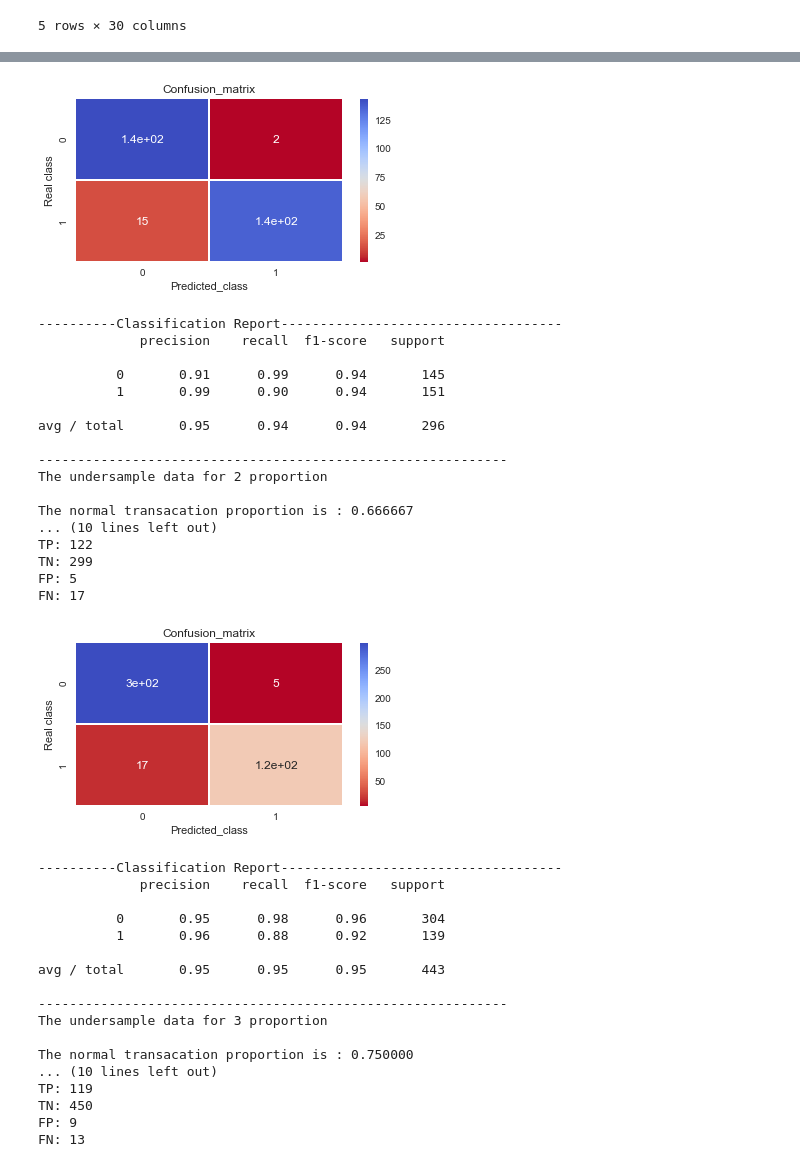
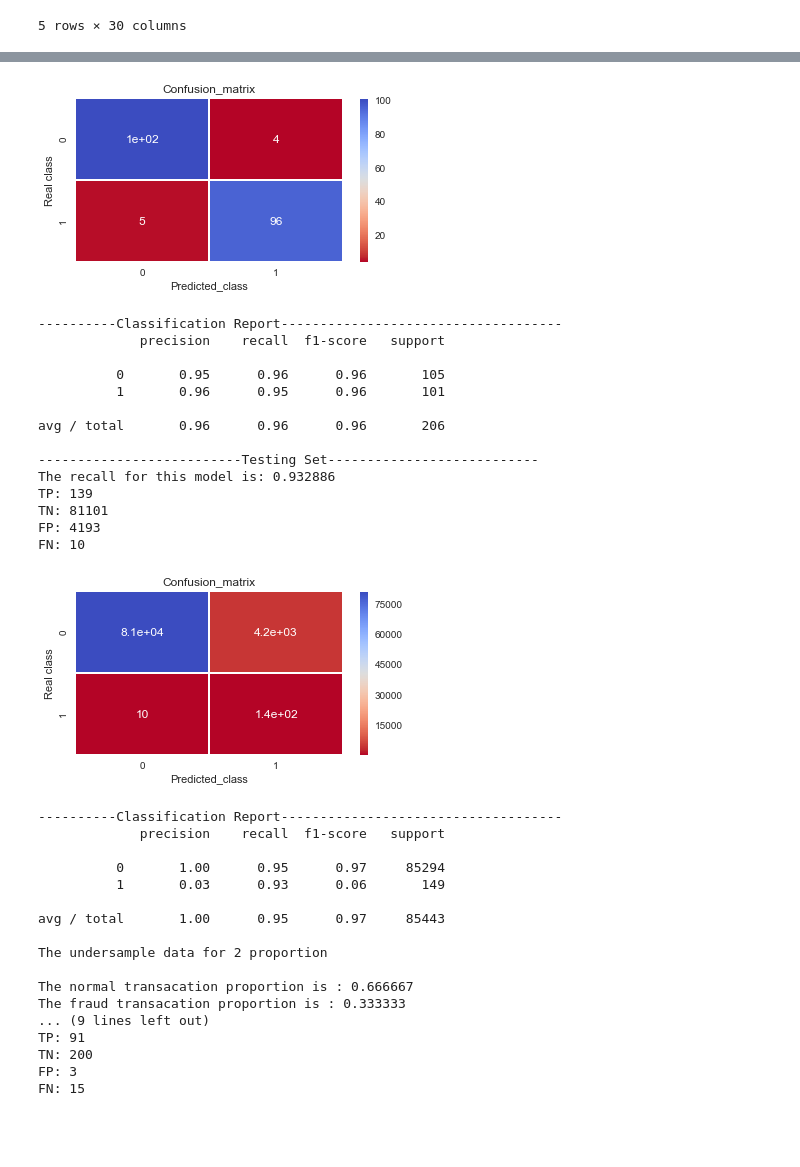
Before and after one commit to pablodg12/ML, a Jupyter notebook: Tarea 2 Test:Pauta/Test Codigo Tarea.ipynb, the cells around one changed output, grey strips where cells are left out. Cells and saved outputs as stored; diff of their text form; code cells hidden in the pictures; blank space fills up the shorter version.

```diff
--- a/Tarea 2 Test:Pauta/Test Codigo Tarea.ipynb
+++ b/Tarea 2 Test:Pauta/Test Codigo Tarea.ipynb
@@ -285,16 +267,16 @@ import pandas as pd
 import seaborn as sns
 import matplotlib.pyplot as plt
 import numpy as np
-data = pd.read_csv("creditcard.csv",header = 0)
-sns.countplot("Class",data=data)
+dt = pd.read_csv("creditcard.csv",header = 0)
+sns.countplot("Class",data=dt)
 plt.show()
 # %% [output]
 [figure]
 # %%
 from sklearn.preprocessing import StandardScaler
-data["nAmount"] = StandardScaler().fit_transform(data['Amount'].values.reshape(-1, 1))
-data.drop(["Time","Amount"],axis=1,inplace=True)
-data.head()
+dt["nAmount"] = StandardScaler().fit_transform(dt['Amount'].values.reshape(-1, 1))
+dt.drop(["Time","Amount"],axis=1,inplace=True)
+dt.head()
 # %% [output]
 |  | V1 | V2 | V3 | V4 | V5 | V6 | V7 | V8 | V9 | V10 | ... | ... |
 | 0 | -1.359807 | -0.072781 | 2.536347 | 1.378155 | -0.338321 | 0.462388 | 0.239599 | 0.098698 | 0.363787 | 0.090794 | ... | ... |
@@ -355,13 +337,17 @@ def undersample(normal_indices,fraud_indices,times):
 # %%
 from sklearn.linear_model import LogisticRegression
 from sklearn.metrics import confusion_matrix,recall_score,precision_recall_curve,auc,roc_curve,roc_auc_score,classification_report
+x_tr,x_ts,y_tr,y_ts = data_prepration(dt)
+x_tr["Class"] = y_tr["Class"]
+x_tr = x_tr.reset_index(drop=True)
 for i in range(1,4):
-	print "The undersample data for " + str(i) + " proportion\n"
-	Undersample_data = undersample(normal_indices,fraud_indices,i)
-	print "\n------------------------------------------------------------"
-	print "\nThe model classification for " + str(i) + " proportion\n"
-	under_x,under_xt,under_yx,under_yxt=data_prepration(Undersample_data)
-	clf=LogisticRegression()
-	model(clf,under_x,under_xt,under_yx,under_yxt)
-	print "------------------------------------------------------------"
+    print "The undersample data for " + str(i) + " proportion\n"
+    Undersample_data = undersample(x_tr,i)
+    print "\n----------------------Validation Set------------------------"
+    print "\nThe model classification for " + str(i) + " proportion\n"
+    under_x,under_xt,under_yx,under_yxt=data_prepration(Undersample_data)
+    clf=LogisticRegression()
+    model(clf,under_x,under_xt,under_yx,under_yxt)
+    print "--------------------------Testing Set---------------------------"
+    model(clf,under_x,x_ts,under_yx,y_ts)
 # %% [output]
@@ -385,36 +373,33 @@ FN: 15
-[figure, old version]
+[figure, new version]
 ----------Classification Report------------------------------------
              precision    recall  f1-score   support
 
-          0       0.91      0.99      0.94       145
-          1       0.99      0.90      0.94       151
+          0       0.95      0.96      0.96       105
+          1       0.96      0.95      0.96       101
 
-avg / total       0.95      0.94      0.94       296
+avg / total       0.96      0.96      0.96       206
 
-------------------------------------------------------------
-The undersample data for 2 proportion
-
-The normal transacation proportion is : 0.666667
-... (10 lines left out)
-TP: 122
-TN: 299
-FP: 5
-FN: 17
+--------------------------Testing Set---------------------------
+The recall for this model is: 0.932886
+TP: 139
+TN: 81101
+FP: 4193
+FN: 10
-[figure, old version]
+[figure, new version]
 ----------Classification Report------------------------------------
              precision    recall  f1-score   support
 
-          0       0.95      0.98      0.96       304
-          1       0.96      0.88      0.92       139
+          0       1.00      0.95      0.97     85294
+          1       0.03      0.93      0.06       149
 
-avg / total       0.95      0.95      0.95       443
+avg / total       1.00      0.95      0.97     85443
 
-------------------------------------------------------------
-The undersample data for 3 proportion
+The undersample data for 2 proportion
 
-The normal transacation proportion is : 0.750000
-... (10 lines left out)
-TP: 119
-TN: 450
-FP: 9
-FN: 13
+The normal transacation proportion is : 0.666667
+The fraud transacation proportion is : 0.333333
+... (9 lines left out)
+TP: 91
+TN: 200
+FP: 3
+FN: 15
```
Also changed, not shown: parts of 5 cells of this notebook, 2 other files.
